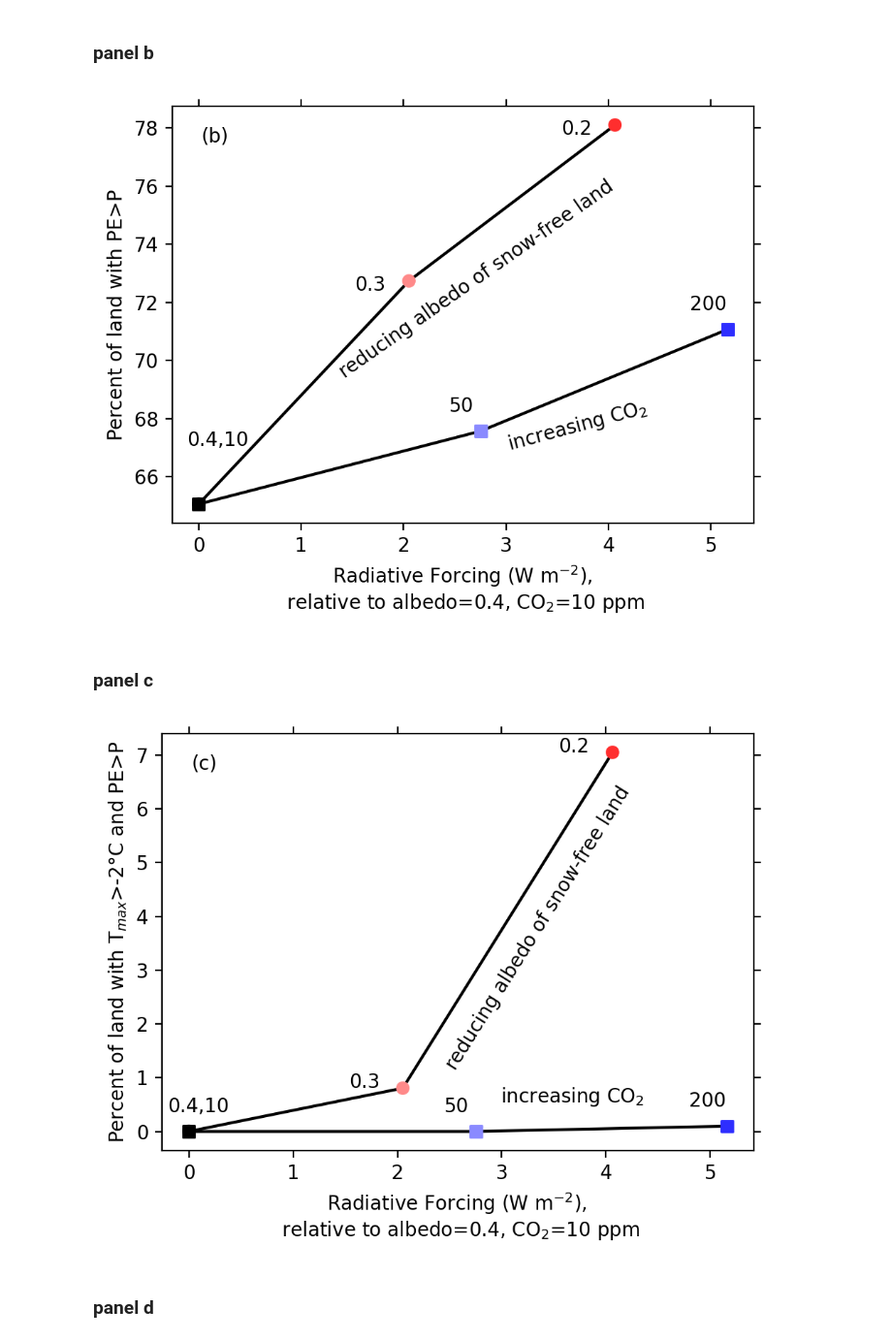
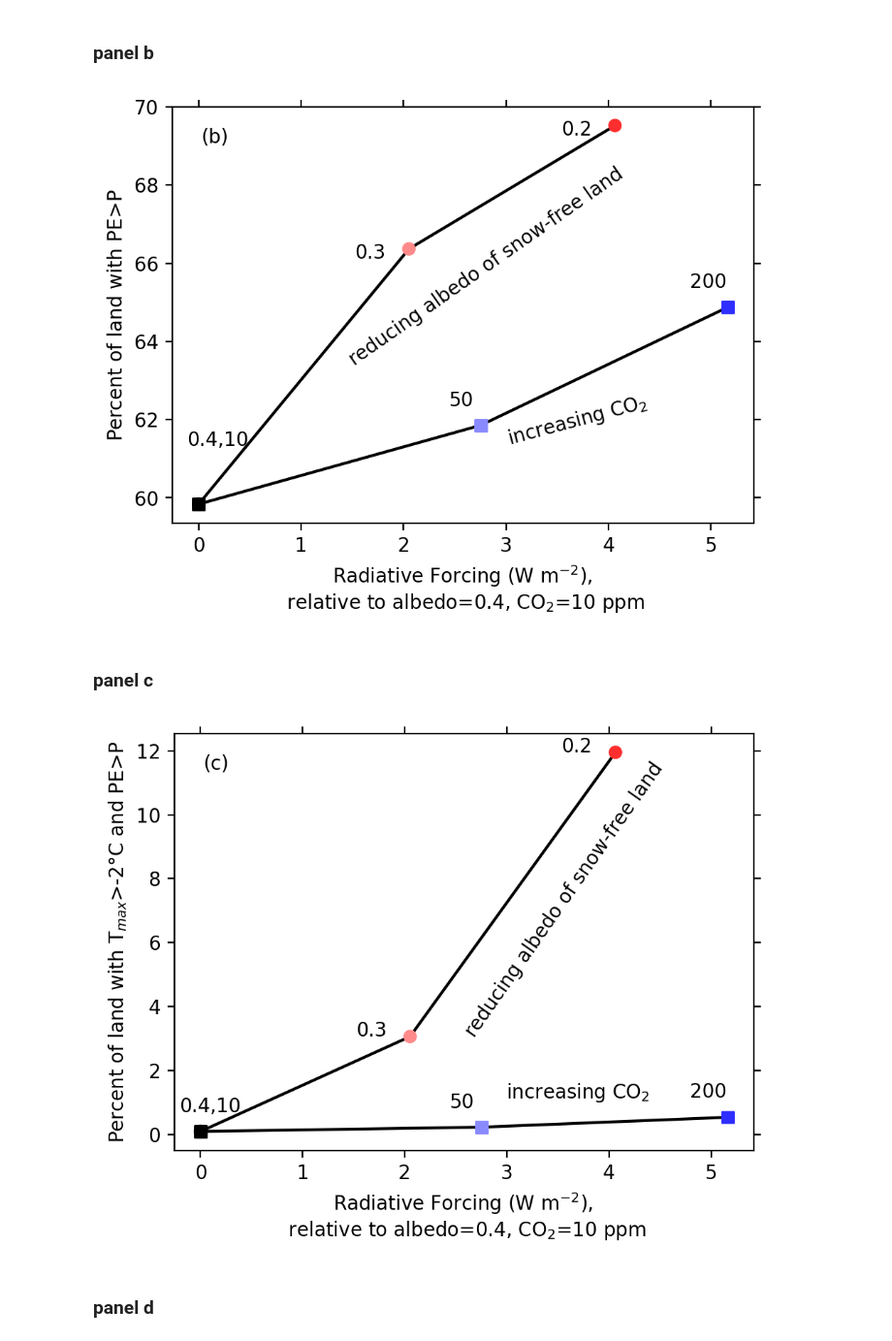
Before and after one commit to aswann/Snowball, a Jupyter notebook: Paper_fig4_JGR.ipynb, the cells around one changed output. Shown at 97% size. Saved outputs shown, nothing was run; the diff lists cells and outputs as text; code cells hidden in the pictures.

```diff
--- a/Paper_fig4_JGR.ipynb
+++ b/Paper_fig4_JGR.ipynb
@@ -17,7 +17,7 @@ import pandas as pd
 # %% [markdown]
 ### Load data from file created in Paper_figs2_3_JGR
 # %%
-data_table=pd.read_csv('JGRfigures/merged_table.csv')
+data_table=pd.read_csv('JGRfigures/merged_table_print.csv')
 
 data_table=data_table.set_index(data_table.columns[0])
 # %%
@@ -686,19 +684,19 @@ else:
 ax.text(0.05, 0.95, '(a)', transform=ax.transAxes, verticalalignment='top')
 
 # Annotate the first point with both CO2 and albedo values
-plt.annotate(f"{alb[0]},{co2[0]}", (co2_rf[0], co2_data[0]), textcoords="offset points", xytext=(10,-15), ha='center')
+ax.annotate(f"{alb[0]},{co2[0]}", (co2_rf[0], co2_data[0]), textcoords="offset points", xytext=(10,-15), ha='center')
 
 # Annotate points with CO2 and albedo values
 for i, (x, y) in enumerate(zip(co2_rf, co2_data)):
-    plt.annotate(f"{co2[i]}", (x, y), textcoords="offset points", xytext=(0,10), ha='center') if i != 0 else None
+    ax.annotate(f"{co2[i]}", (x, y), textcoords="offset points", xytext=(0,10), ha='center') if i != 0 else None
 for i, (x, y) in enumerate(zip(alb_rf, alb_data)):
-    plt.annotate(f"{alb[i]}", (x, y), textcoords="offset points", xytext=(0,10), ha='center') if i != 0 else None
+    ax.annotate(f"{alb[i]}", (x, y), textcoords="offset points", xytext=(15,-15), ha='center') if i != 0 else None
 
 # Annotate "increasing CO2"
-plt.annotate("increasing CO$_2$", (co2_rf[1], co2_data[1]), textcoords="offset points", xytext=(10,-15), ha='center', rotation=0)
+ax.annotate("increasing CO$_2$", (co2_rf[1], co2_data[1]), textcoords="offset points", xytext=(10,-15), ha='center', rotation=0)
 
 # Annotate "decreasing albedo"
-plt.annotate("reducing albedo\n of snow-free land", (alb_rf[1], alb_data[1]), textcoords="offset points", xytext=(50,40), ha='center', rotation=50)
+ax.annotate("reducing albedo\n of snow-free land", (alb_rf[1], alb_data[1]), textcoords="offset points", xytext=(40,40), ha='center', rotation=50)
 
 # Add ticks on all sides of the box
 ax.tick_params(axis='both', which='both', direction='out', bottom=True, top=True, left=True, right=True)
@@ -789,19 +787,19 @@ else:
 ax.text(0.05, 0.95, '(b)', transform=ax.transAxes, verticalalignment='top')
 
 # Annotate the first point with both CO2 and albedo values
-plt.annotate(f"{alb[0]},{co2[0]}", (co2_rf[0], co2_pctPEmP[0]), textcoords="offset points", xytext=(10,30), ha='center')
+ax.annotate(f"{alb[0]},{co2[0]}", (co2_rf[0], co2_pctPEmP[0]), textcoords="offset points", xytext=(10,30), ha='center')
 
 # Annotate points with CO2 and albedo values
 for i, (x, y) in enumerate(zip(co2_rf, co2_pctPEmP)):
-    plt.annotate(f"{co2[i]}", (x, y), textcoords="offset points", xytext=(-10,10), ha='center') if i != 0 else None
+    ax.annotate(f"{co2[i]}", (x, y), textcoords="offset points", xytext=(-10,10), ha='center') if i != 0 else None
 for i, (x, y) in enumerate(zip(alb_rf, alb_pctPEmP)):
-    plt.annotate(f"{alb[i]}", (x, y), textcoords="offset points", xytext=(-20,-5), ha='center') if i != 0 else None
+    ax.annotate(f"{alb[i]}", (x, y), textcoords="offset points", xytext=(-20,-5), ha='center') if i != 0 else None
 
 # Annotate "increasing CO2"
-plt.annotate("increasing CO$_2$", (co2_rf[1], co2_pctPEmP[1]), textcoords="offset points", xytext=(50,-10), ha='center', rotation=15)
+ax.annotate("increasing CO$_2$", (co2_rf[1], co2_pctPEmP[1]), textcoords="offset points", xytext=(50,-10), ha='center', rotation=15)
 
 # Annotate "decreasing albedo"
-plt.annotate("reducing albedo of snow-free land", (alb_rf[1], alb_pctPEmP[1]), textcoords="offset points", xytext=(35,-50), ha='center', rotation=35)
+ax.annotate("reducing albedo of snow-free land", (alb_rf[1], alb_pctPEmP[1]), textcoords="offset points", xytext=(40,-60), ha='center', rotation=35)
 
 # Add ticks on all sides of the box
 ax.tick_params(axis='both', which='both', direction='out', bottom=True, top=True, left=True, right=True)
@@ -818,7 +816,7 @@ fig.savefig(filepath+'.png', dpi=300,facecolor=None,edgecolor=None,bbox_inches='
 
 plt.show();plt.close()
 # %% [output]
-[figure, old version]
+[figure, new version]
 # %% [markdown]
 ### panel c
 # %%
@@ -892,39 +890,39 @@ else:
 
 # Add subplot annotation inside the axes
 # ax.text(0.05, 0.95, '(d)', transform=ax.transAxes, verticalalignment='top')
 ax.text(0.05, 0.95, '(c)', transform=ax.transAxes, verticalalignment='top')
 
 # Annotate the first point with both CO2 and albedo values
-plt.annotate(f"{alb[0]},{co2[0]}", (co2_rf[0], co2_pctB[0]), textcoords="offset points", xytext=(5,10), ha='center')
+ax.annotate(f"{alb[0]},{co2[0]}", (co2_rf[0], co2_pctB[0]), textcoords="offset points", xytext=(5,10), ha='center')
 
 # Annotate points with CO2 and albedo values
 for i, (x, y) in enumerate(zip(co2_rf, co2_pctB)):
-    plt.annotate(f"{co2[i]}", (x, y), textcoords="offset points", xytext=(-10,10), ha='center') if i != 0 else None
+    ax.annotate(f"{co2[i]}", (x, y), textcoords="offset points", xytext=(-10,10), ha='center') if i != 0 else None
 for i, (x, y) in enumerate(zip(alb_rf, alb_pctB)):
-    plt.annotate(f"{alb[i]}", (x, y), textcoords="offset points", xytext=(-20,0), ha='center') if i != 0 else None
+    ax.annotate(f"{alb[i]}", (x, y), textcoords="offset points", xytext=(-20,0), ha='center') if i != 0 else None
 
 # Annotate "increasing CO2"
-plt.annotate("increasing CO$_2$", (co2_rf[1], co2_pctB[1]), textcoords="offset points", xytext=(50,15), ha='center', rotation=0)
+ax.annotate("increasing CO$_2$", (co2_rf[1], co2_pctB[1]), textcoords="offset points", xytext=(50,15), ha='center', rotation=0)
 
 # Annotate "decreasing albedo"
-plt.annotate("reducing albedo of snow-free land", (alb_rf[1], alb_pctB[1]), textcoords="offset points", xytext=(70,10), ha='center', rotation=58)
+ax.annotate("reducing albedo of snow-free land", (alb_rf[1], alb_pctB[1]), textcoords="offset points", xytext=(80,0), ha='center', rotation=55)
 
 # Add ticks on all sides of the box
 ax.tick_params(axis='both', which='both', direction='out', bottom=True, top=True, left=True, right=True)
 
 # plt.ylim([-2,14])
 # plt.yticks(np.arange(-.2,1,0.2),minor=True)
 plt.xticks(np.arange(0,6,1), minor=True)
 
 plt.ylabel('Percent of land with T$_{max}$>-2°C and PE>P')
 plt.xlabel('Radiative Forcing (W m$^{-2}$), \n relative to albedo=0.4, CO$_2$=10 ppm')
 
 plt.tight_layout()
 fig.savefig(filepath+'.png', dpi=300,facecolor=None,edgecolor=None,bbox_inches='tight',transparent=True,pad_inches=0.01)
 
 plt.show();plt.close()
 # %% [output]
-[figure, old version]
+[figure, new version]
 # %% [markdown]
 ### panel d
 # %%
```
Also changed, not shown: parts of 6 cells of this notebook, 6 other files.
